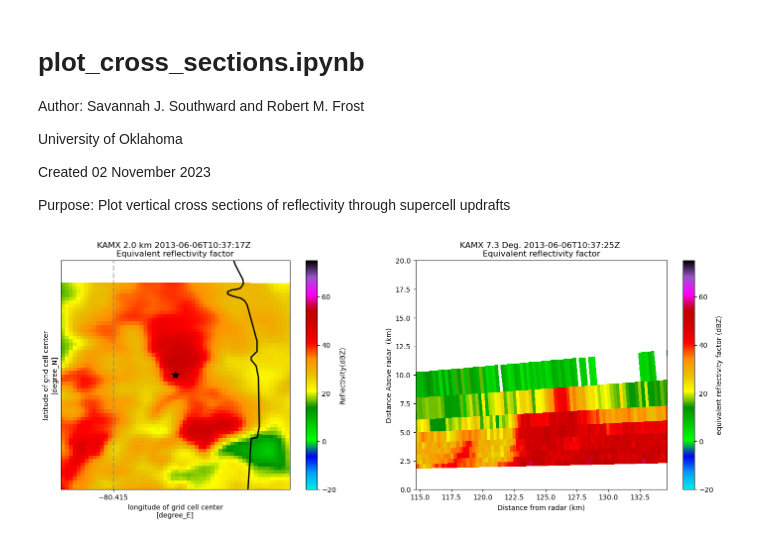
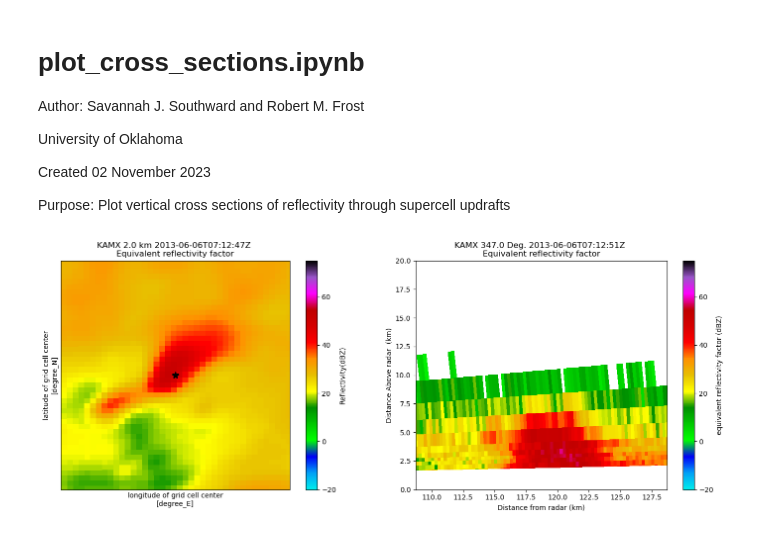
Before and after one commit to robbyfrost/Capstone_2023, a Jupyter notebook: plot_cross_section.ipynb, the cells around one changed output. Saved outputs shown, nothing was run; the diff lists cells and outputs as text; code cells hidden in the pictures.

Commit message:
updated data and plots

```diff
--- a/plot_cross_section.ipynb
+++ b/plot_cross_section.ipynb
@@ -17,9 +17,9 @@ import cartopy.crs as ccrs
 from capstone_utils import geographic_to_cartesian_aeqd
 import os
 # %%
-track_point = 10
-elec = "lightning"
-meso_id = "201306-020"
+track_point = 11
+elec = "nonlightning"
+meso_id = "201306-018"
 
 dth = f"/Users/robertfrost/Documents/boomsoon/2023_semester_2/capstone/analysis/Capstone_2023/data/{elec}_cases/timeheight_{meso_id}.nc"
 figdir = f"/Users/robertfrost/Documents/boomsoon/2023_semester_2/capstone/analysis/figures/{elec}_cases/{meso_id}/"
@@ -49,7 +49,7 @@ gatefilter.exclude_masked("reflectivity")
 grid = pyart.map.grid_from_radars(
     (radar,),
     gatefilters=(gatefilter,),
-    grid_shape=(1, 293, 293),
+    grid_shape=(1, 300, 300),
     grid_limits=((2000, 2000), (-150000.0, 150000.0), (-150000.0, 150000.0)),
     fields=["reflectivity", "velocity"],
 )
@@ -77,7 +77,7 @@ if az < 0:
     az = int(360 + az)
 # %%
 # spatial bounds (lat/lon) for plotting
-del_deg = 0.3
+del_deg = 0.2
 lon_min = meso_lon - del_deg
 lon_max = meso_lon + del_deg
 lat_min = meso_lat - del_deg
@@ -87,34 +87,34 @@ lat_max = meso_lat + del_deg
 fig = plt.figure(figsize=(18, 6))
 ax1 = plt.subplot(121, projection=ccrs.PlateCarree())
 display = pyart.graph.GridMapDisplay(grid)
 display.plot_grid(
     "reflectivity",
     ax=ax1,
     cmap="pyart_NWSRef",
     vmin=-20,
     vmax=75
 )
 # zoom in on mesocyclone
 ax1.set_extent([lon_min, lon_max, lat_min, lat_max], crs=ccrs.PlateCarree())
 # mark center of mesocyclone
 ax1.plot(meso_lon, meso_lat, marker='*', markersize=10, color='black')
 
 # Add a cross section, using our start and end points, and set our x-axis as latitude (lat)
 ax2 = plt.subplot(122)
 ax2.set_ylim([0,20])
 ax2.set_xlim([meso_dis/1000 - 10, meso_dis/1000 + 10])
 xsect = pyart.util.cross_section_ppi(radar,[az])
 display = pyart.graph.RadarDisplay(xsect)
 display.plot(
     "reflectivity",
     cmap="pyart_NWSRef",
     vmin=-20,
     vmax=75)
 
 # save figure
 plt.savefig(f"{figdir}{sorted_files[track_point]}_reflectivity_cross_section.png")
 # %% [output]
-[figure, old version]
+[figure, new version]
 # %%
 # from capstone_utils import make_gif
 # make_gif(figdir, f"{figdir}reflectivity_cross_section.gif")
```
Also changed, not shown: 4 other files.
